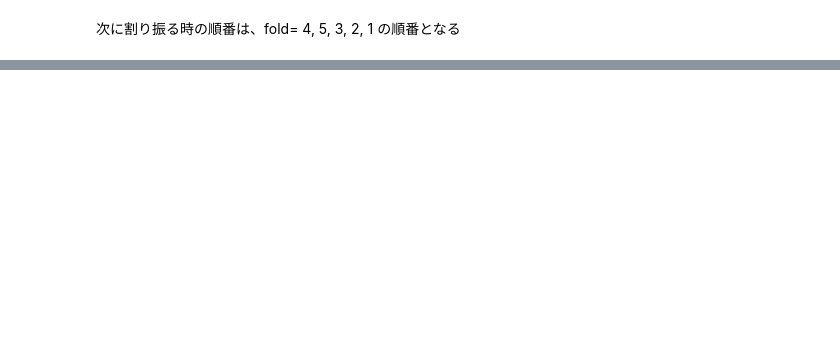
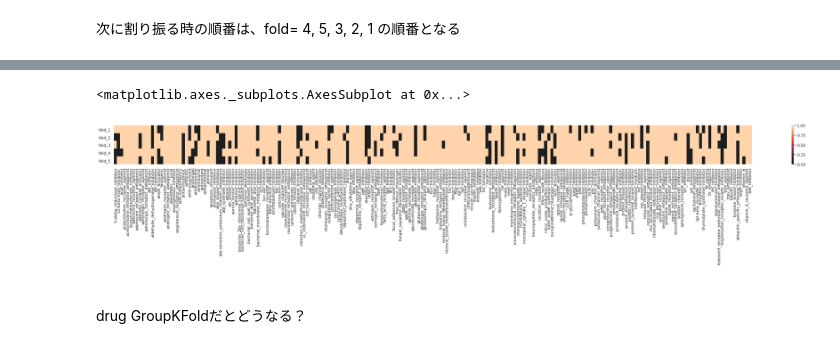
Before and after one commit to fkubota/kaggle-Mechanisms-of-Action-MoA-Prediction, a Jupyter notebook: nb/020_analysis_validation.ipynb, the cells around one changed output, grey strips where cells are left out. Drawn from its saved outputs; the diff is of its cells as text; code cells hidden in the pictures; blank space fills up the shorter version.

```diff
--- a/nb/020_analysis_validation.ipynb
+++ b/nb/020_analysis_validation.ipynb
@@ -749,0 +756,2 @@ Name: fold, dtype: int64
+# %%
+top8_drug = ['87d714366', '9f80f3f77', '8b87a7a83', '5628cb3ee', 'd08af5d4b', '292ab2c28', 'd50f18348', 'd1b47f29d']
@@ -749,0 +772,18 @@ Name: fold, dtype: int64
+# %%
+tile = []
+train_drug_trt = train_drug[mask_trt & ~mask_top8]
+train_drug_trt['fold'] = -1
+for i_grp, grp in enumerate(progress_bar(groups)):
+    if i_grp == 0:
+        tile = [1, 2, 3, 4, 5]
+
+    mask_grp = drug_groups == grp
+    drug_rank = train_drug[mask_trt & ~mask_top8][mask_grp].drug_id.value_counts()
+
+    n_repeat = np.ceil(len(drug_rank)/5).astype(int)
+    folds = np.tile(tile, n_repeat)[:len(drug_rank)]
+
+    for i, drug_id in enumerate(drug_rank.index):
+        mask = train_drug_trt.drug_id.values == drug_id
+        train_drug_trt.fold[mask] = folds[i]
+    tile = train_drug_trt.fold.value_counts()[::-1][:5].index
@@ -749,0 +803,12 @@ Name: fold, dtype: int64
+# %%
+n_splits = 5
+# %%
+list_df = []
+for n in range(1, n_splits+1):
+    mask_fold = train_drug_trt['fold'] == n
+    count = train_targets[mask_trt & ~mask_top8][mask_fold].sum(axis=0).values
+    df_count = pd.DataFrame([count], columns=train_targets.columns)
+    list_df.append(df_count)
+df_count = pd.concat(list_df, axis=0)
+df_count.index = [f'fold_{i}' for i in range(1, n_splits+1)]
+df_count
@@ -749,0 +823,18 @@ Name: fold, dtype: int64
+# %%
+df_bin = df_count.copy()
+df_bin[df_count==0] = 0
+df_bin[df_count!=0] = 1
+
+df = df_bin
+plt.figure(figsize=(40, 2))
+sns.heatmap(df,
+            xticklabels=df.columns,
+            yticklabels=df.index,
+            center=0)
+# %% [output]
+<matplotlib.axes._subplots.AxesSubplot at 0x...>
+[figure, added]
+# %% [markdown]
+<br>
+
+drug GroupKFoldだとどうなる？
```
Also changed, not shown: parts of 22 cells of this notebook.
